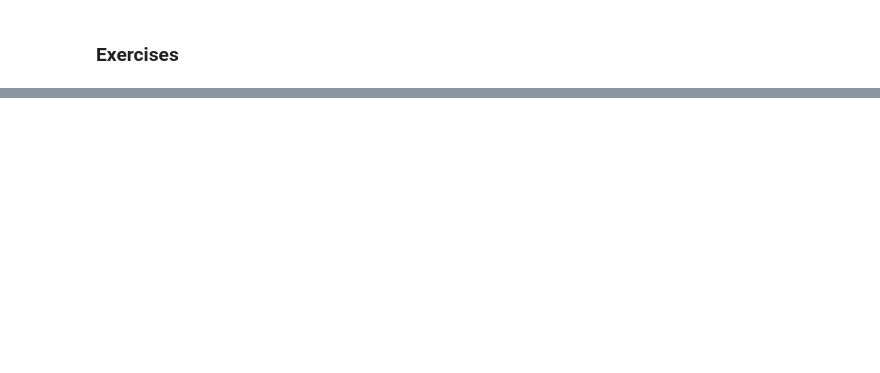
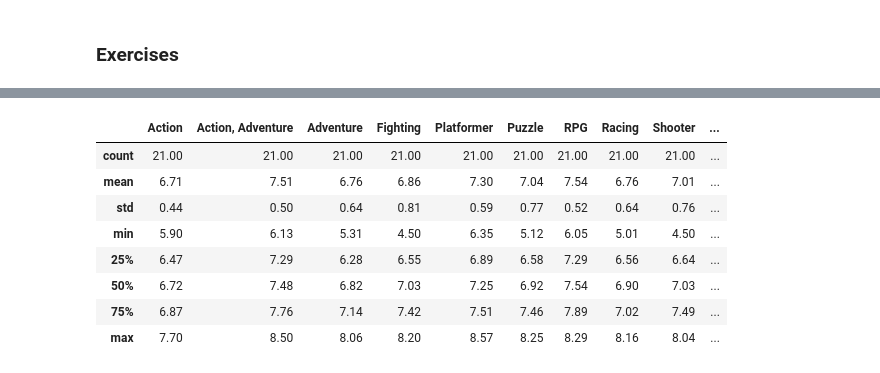
Before and after one commit to aradmehralian/data-visualization-practice, a Jupyter notebook: seaborn/Exercise/Exercise 03.ipynb, the cells around one changed output, grey strips where cells are left out. Drawn from its saved outputs; the diff is of its cells as text; code cells hidden in the pictures; blank space fills up the shorter version.

```diff
--- a/seaborn/Exercise/Exercise 03.ipynb
+++ b/seaborn/Exercise/Exercise 03.ipynb
@@ -59,0 +131,12 @@ ax.figure.tight_layout()
+# %%
+df.describe().round(decimals=2)
+# %% [output]
+|  | Action | Action, Adventure | Adventure | Fighting | Platformer | Puzzle | RPG | Racing | Shooter | ... |
+| count | 21.00 | 21.00 | 21.00 | 21.00 | 21.00 | 21.00 | 21.00 | 21.00 | 21.00 | ... |
+| mean | 6.71 | 7.51 | 6.76 | 6.86 | 7.30 | 7.04 | 7.54 | 6.76 | 7.01 | ... |
+| std | 0.44 | 0.50 | 0.64 | 0.81 | 0.59 | 0.77 | 0.52 | 0.64 | 0.76 | ... |
+| min | 5.90 | 6.13 | 5.31 | 4.50 | 6.35 | 5.12 | 6.05 | 5.01 | 4.50 | ... |
+| 25% | 6.47 | 7.29 | 6.28 | 6.55 | 6.89 | 6.58 | 7.29 | 6.56 | 6.64 | ... |
+| 50% | 6.72 | 7.48 | 6.82 | 7.03 | 7.25 | 6.92 | 7.54 | 6.90 | 7.03 | ... |
+| 75% | 6.87 | 7.76 | 7.14 | 7.42 | 7.51 | 7.46 | 7.89 | 7.02 | 7.49 | ... |
+| max | 7.70 | 8.50 | 8.06 | 8.20 | 8.57 | 8.25 | 8.29 | 8.16 | 8.04 | ... |
```
Also changed, not shown: parts of 18 cells of this notebook.
